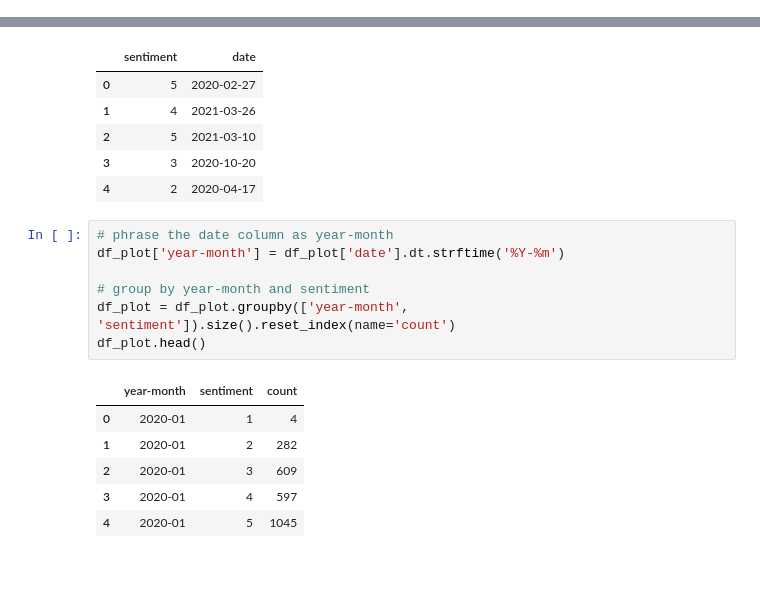
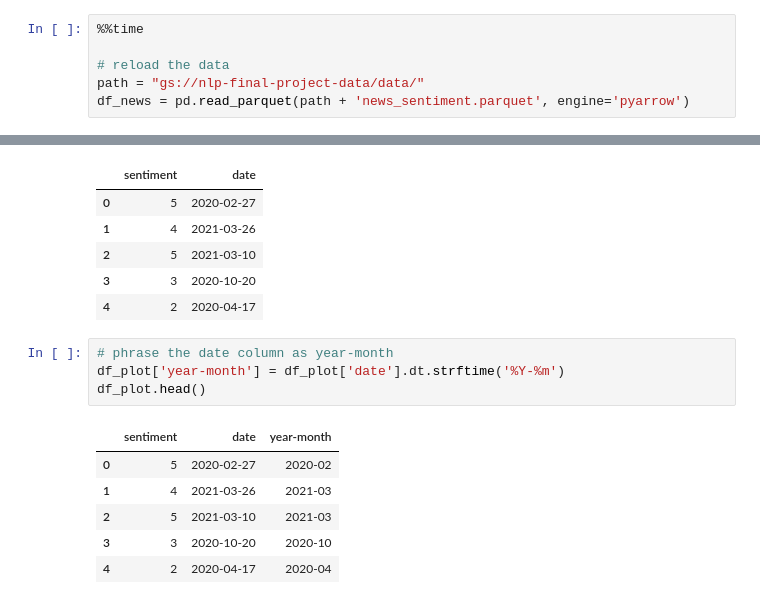
Before and after one commit to slvhuang/Final-Project-NLP, a Jupyter notebook: 4_sentiment_analysis.ipynb, the cells around one changed output, grey strips where cells are left out. Saved outputs shown, nothing was run; the diff lists cells and outputs as text; blank space fills up the shorter version.

```diff
--- a/4_sentiment_analysis.ipynb
+++ b/4_sentiment_analysis.ipynb
@@ -734,3 +736,9 @@ CPU times: user 2 ms, sys: 9.62 ms, total: 11.6 ms
 Wall time: 17.3 ms
 # %% [markdown]
 ## Sentiment Overtime Analysis and Visualization
+# %%
+%%time
+
+# reload the data
+path = "gs://nlp-final-project-data/data/"
+df_news = pd.read_parquet(path + 'news_sentiment.parquet', engine='pyarrow')
@@ -751,14 +774,11 @@ df_plot.head()
 # %%
 # phrase the date column as year-month
 df_plot['year-month'] = df_plot['date'].dt.strftime('%Y-%m')
-
-# group by year-month and sentiment
-df_plot = df_plot.groupby(['year-month', 'sentiment']).size().reset_index(name='count')
 df_plot.head()
 # %% [output]
-|  | year-month | sentiment | count |
-| 0 | 2020-01 | 1 | 4 |
-| 1 | 2020-01 | 2 | 282 |
-| 2 | 2020-01 | 3 | 609 |
-| 3 | 2020-01 | 4 | 597 |
-| 4 | 2020-01 | 5 | 1045 |
+|  | sentiment | date | year-month |
+| 0 | 5 | 2020-02-27 | 2020-02 |
+| 1 | 4 | 2021-03-26 | 2021-03 |
+| 2 | 5 | 2021-03-10 | 2021-03 |
+| 3 | 3 | 2020-10-20 | 2020-10 |
+| 4 | 2 | 2020-04-17 | 2020-04 |
```
Also changed, not shown: parts of 7 cells of this notebook.
